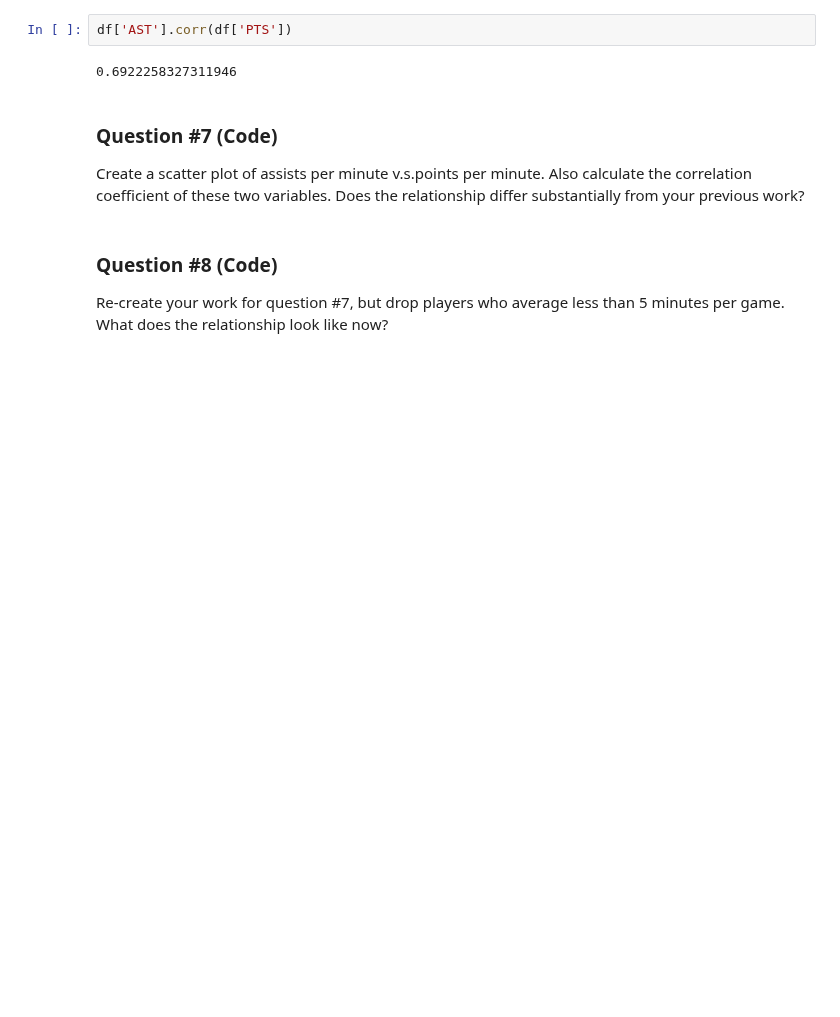
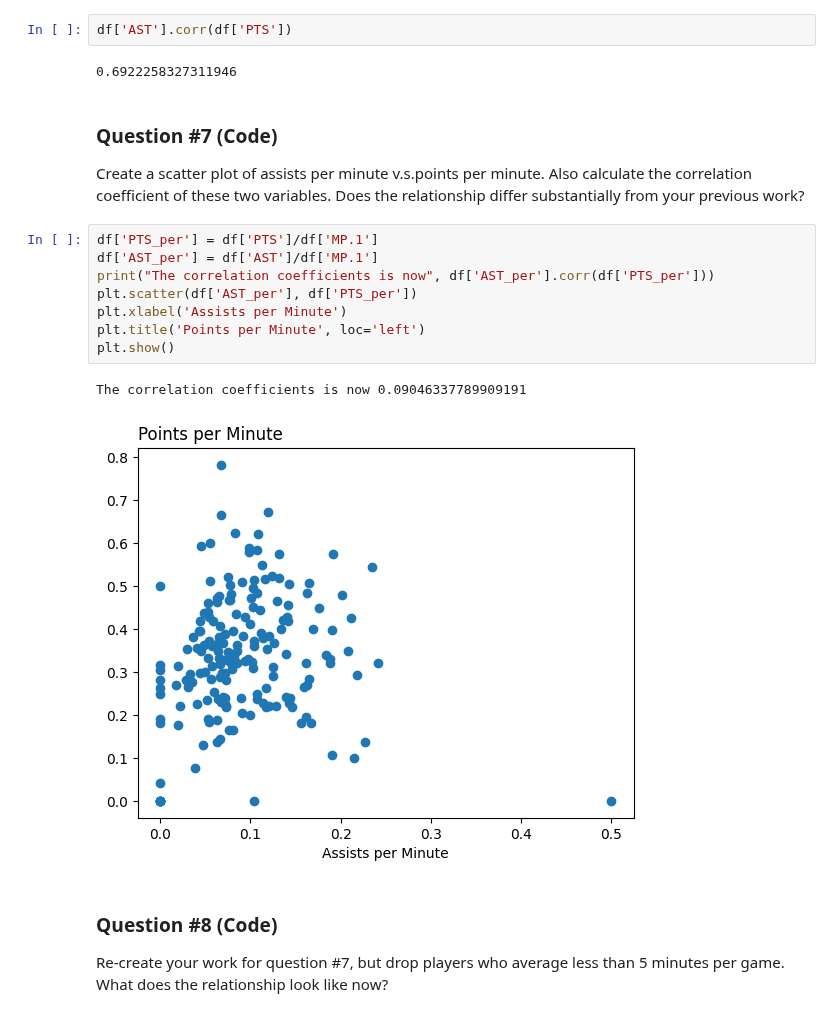
Before and after one commit to pharringtonp19/business-analytics, a Jupyter notebook: homeworks/HW2_solutions.ipynb, the cells around one changed output. Saved outputs shown, nothing was run; the diff lists cells and outputs as text; blank space fills up the shorter version.

```diff
--- a/homeworks/HW2_solutions.ipynb
+++ b/homeworks/HW2_solutions.ipynb
@@ -128,6 +111,17 @@ df['AST'].corr(df['PTS'])
 ### Question #7 (**Code**)
 
 Create a scatter plot of assists per minute v.s.points per minute. Also calculate the correlation coefficient of these two variables. Does the relationship differ substantially from your previous work?
+# %%
+df['PTS_per'] = df['PTS']/df['MP.1']
+df['AST_per'] = df['AST']/df['MP.1']
+print("The correlation coefficients is now", df['AST_per'].corr(df['PTS_per']))
+plt.scatter(df['AST_per'], df['PTS_per'])
+plt.xlabel('Assists per Minute')
+plt.title('Points per Minute', loc='left')
+plt.show()
+# %% [output]
+The correlation coefficients is now 0.09046337789909191
+[figure, added]
 # %% [markdown]
 ### Question #8 (**Code**)
 
```
Also changed, not shown: parts of 2 cells of this notebook.
